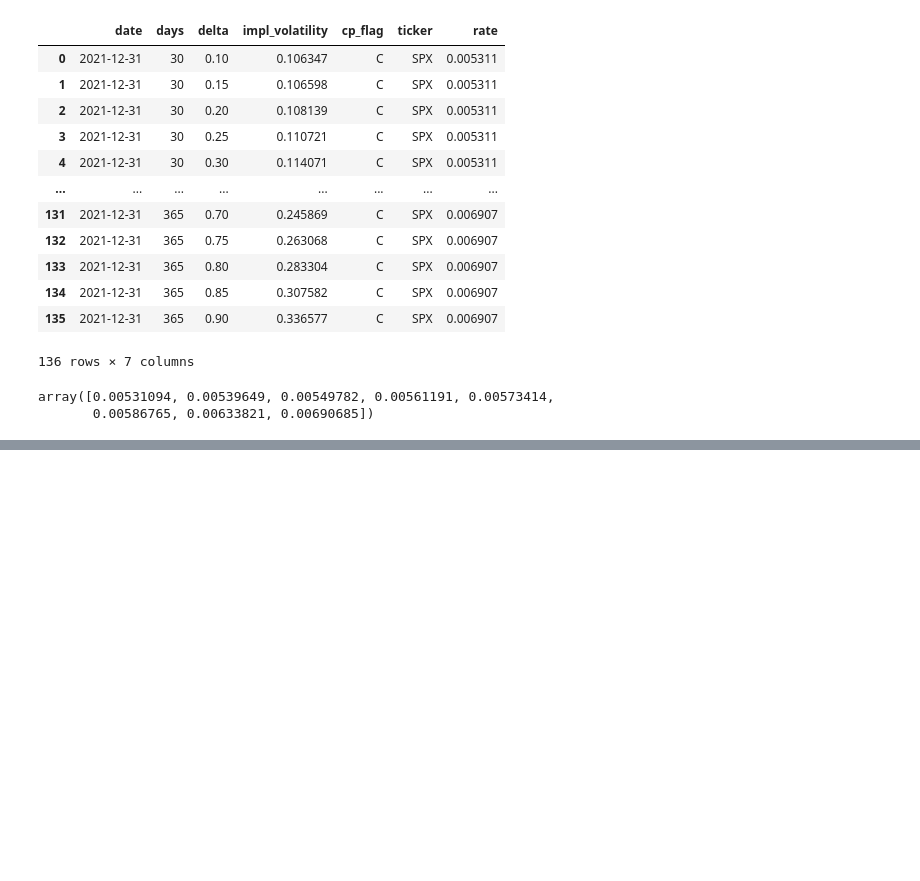
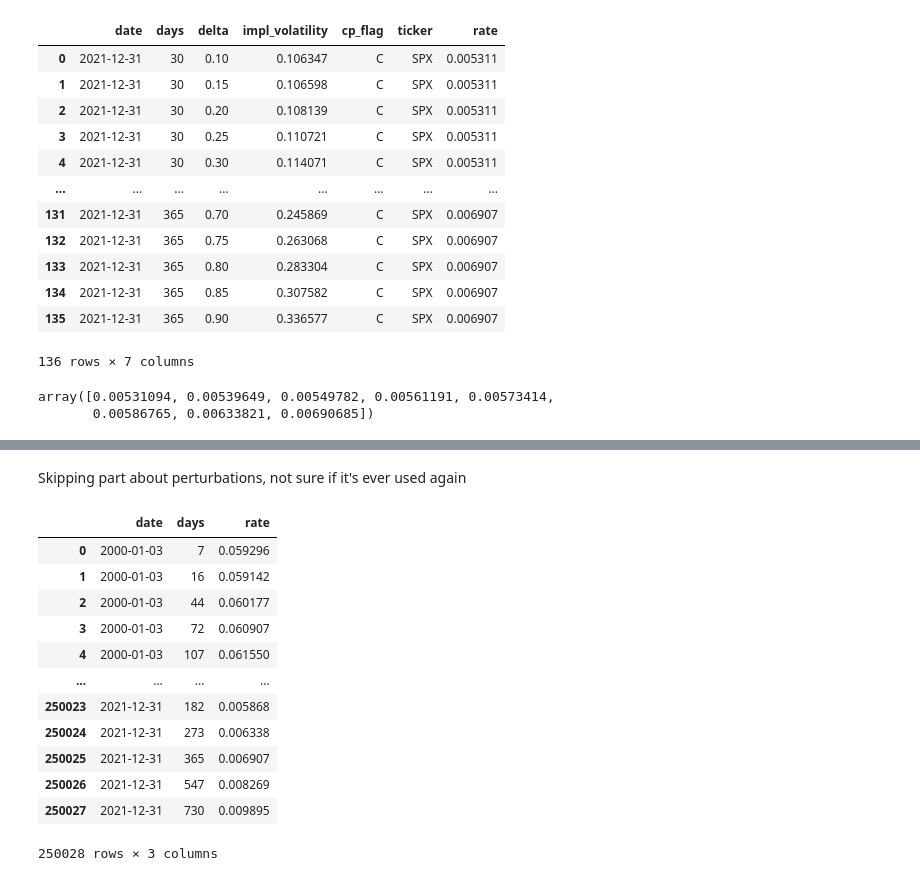
Before and after one commit to DavidMal101/Topics-in-Quant-Finance, a Jupyter notebook: Topics in Quant Finance.ipynb, the cells around one changed output, grey strips where cells are left out. Saved outputs shown, nothing was run; the diff lists cells and outputs as text; code cells hidden in the pictures; blank space fills up the shorter version.

```diff
--- a/Topics in Quant Finance.ipynb
+++ b/Topics in Quant Finance.ipynb
@@ -136,0 +233,19 @@ plt.show()
+# %% [markdown]
+Skipping part about perturbations, not sure if it's ever used again
+# %%
+#interpolate interest rates to work with volsurf_df
+zero_curve
+# %% [output]
+|  | date | days | rate |
+| 0 | 2000-01-03 | 7 | 0.059296 |
+| 1 | 2000-01-03 | 16 | 0.059142 |
+| 2 | 2000-01-03 | 44 | 0.060177 |
+| 3 | 2000-01-03 | 72 | 0.060907 |
+| 4 | 2000-01-03 | 107 | 0.061550 |
+| ... | ... | ... | ... |
+| 250023 | 2021-12-31 | 182 | 0.005868 |
+| 250024 | 2021-12-31 | 273 | 0.006338 |
+| 250025 | 2021-12-31 | 365 | 0.006907 |
+| 250026 | 2021-12-31 | 547 | 0.008269 |
+| 250027 | 2021-12-31 | 730 | 0.009895 |
+250028 rows × 3 columns
```
Also changed, not shown: parts of 11 cells of this notebook.
